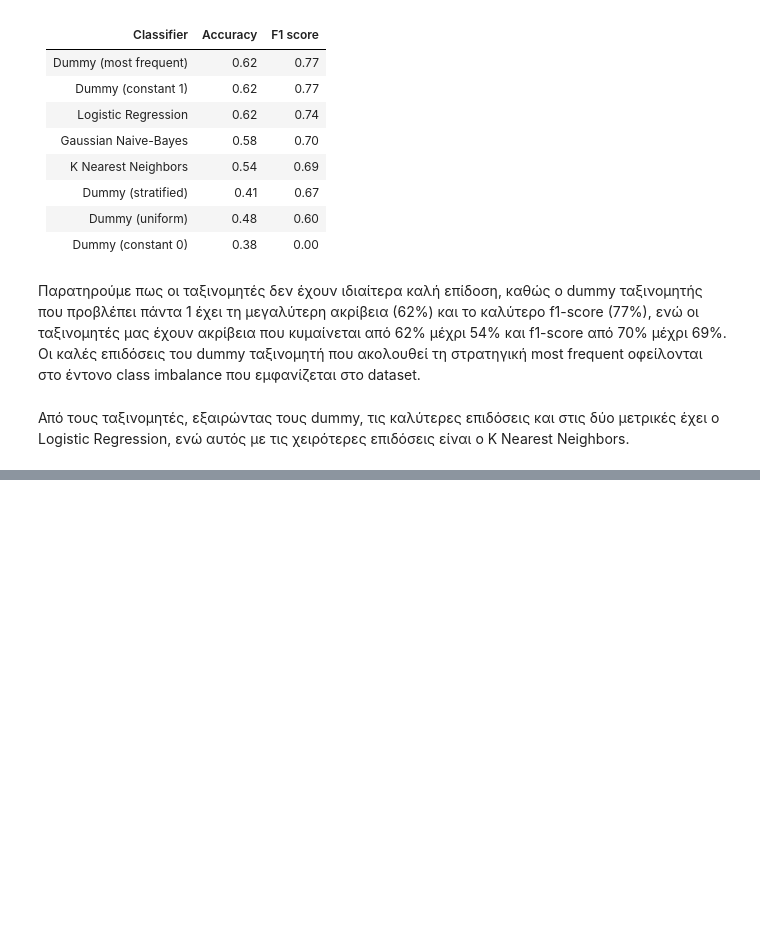
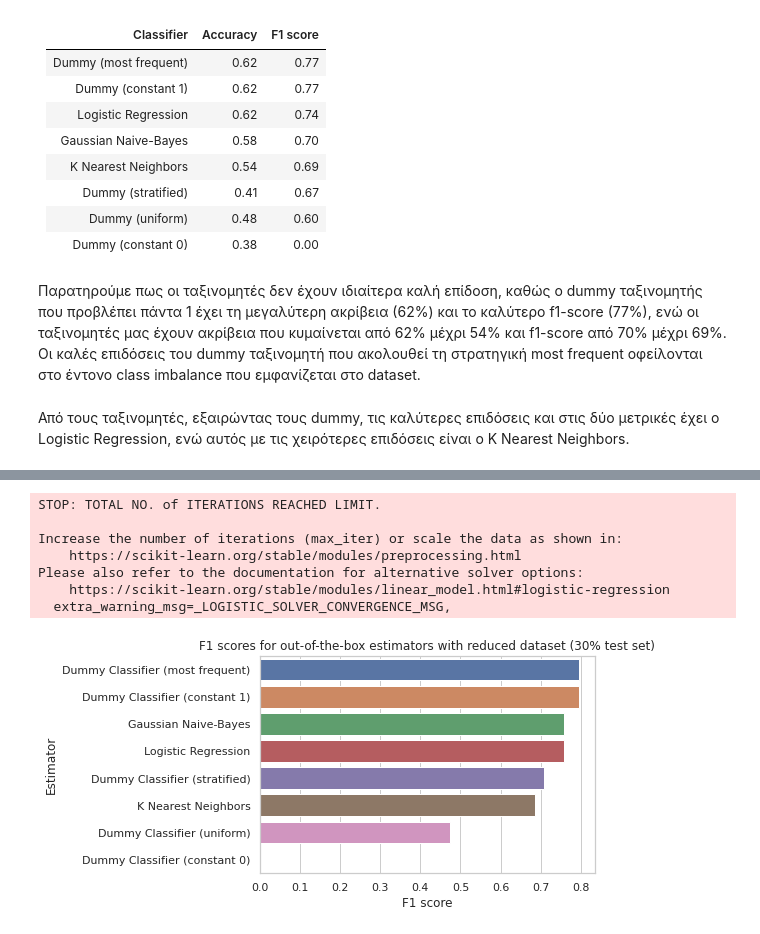
Before and after one commit to michalakos/neural-networks-ntua, a Jupyter notebook: NN_Lab1.ipynb, the cells around one changed output, grey strips where cells are left out. Saved outputs shown, nothing was run; the diff lists cells and outputs as text; code cells hidden in the pictures; blank space fills up the shorter version.

```diff
--- a/NN_Lab1.ipynb
+++ b/NN_Lab1.ipynb
@@ -310,0 +399,49 @@ print(ootb_f1)
+# %%
+reduced_f1 = {}
+
+dummy_stratified = DummyClassifier(strategy="stratified")
+dummy_most_frequent = DummyClassifier(strategy="most_frequent")
+dummy_uniform = DummyClassifier(strategy="uniform")
+dummy_const_0 = DummyClassifier(strategy="constant", constant=0)
+dummy_const_1 = DummyClassifier(strategy="constant", constant=1)
+
+gnb = GaussianNB()
+knn = KNeighborsClassifier()
+lr = LogisticRegression()
+
+dummy_stratified.fit(X_train_reduced, y_train)
+reduced_f1["Dummy Classifier (stratified)"] = f1_score(y_test, dummy_stratified.predict(X_test_reduced))
+dummy_most_frequent.fit(X_train_reduced, y_train)
+reduced_f1["Dummy Classifier (most frequent)"] = f1_score(y_test, dummy_most_frequent.predict(X_test_reduced))
+dummy_uniform.fit(X_train_reduced, y_train)
+reduced_f1["Dummy Classifier (uniform)"] = f1_score(y_test, dummy_uniform.predict(X_test_reduced))
+dummy_const_0.fit(X_train_reduced, y_train)
+reduced_f1["Dummy Classifier (constant 0)"] = f1_score(y_test, dummy_const_0.predict(X_test_reduced))
+dummy_const_1.fit(X_train_reduced, y_train)
+reduced_f1["Dummy Classifier (constant 1)"] = f1_score(y_test, dummy_const_1.predict(X_test_reduced))
+
+gnb.fit(X_train_reduced, y_train)
+reduced_f1["Gaussian Naive-Bayes"] = f1_score(y_test, gnb.predict(X_test_reduced))
+knn.fit(X_train_reduced, y_train)
+reduced_f1["K Nearest Neighbors"] = f1_score(y_test, knn.predict(X_test_reduced))
+lr.fit(X_train_reduced, y_train)
+reduced_f1["Logistic Regression"] = f1_score(y_test, lr.predict(X_test_reduced))
+
+sorted_f1 = [(k, reduced_f1[k]) for k in sorted(reduced_f1, key=reduced_f1.get, reverse=True)]
+f1_df = pd.DataFrame.from_dict(sorted_f1)
+
+sns.set_theme(style="whitegrid")
+sns.barplot(y=f1_df.iloc[:,0], x=f1_df.iloc[:,1], data=f1_df)
+plt.xlabel("F1 score")
+plt.ylabel("Estimator")
+plt.title("F1 scores for out-of-the-box estimators with reduced dataset (30% test set)")
+plt.show()
+# %% [output]
+STOP: TOTAL NO. of ITERATIONS REACHED LIMIT.
+
+Increase the number of iterations (max_iter) or scale the data as shown in:
+    https://scikit-learn.org/stable/modules/preprocessing.html
+Please also refer to the documentation for alternative solver options:
+    https://scikit-learn.org/stable/modules/linear_model.html#logistic-regression
+  extra_warning_msg=_LOGISTIC_SOLVER_CONVERGENCE_MSG,
+[figure, added]
```
Also changed, not shown: parts of 17 cells of this notebook.
